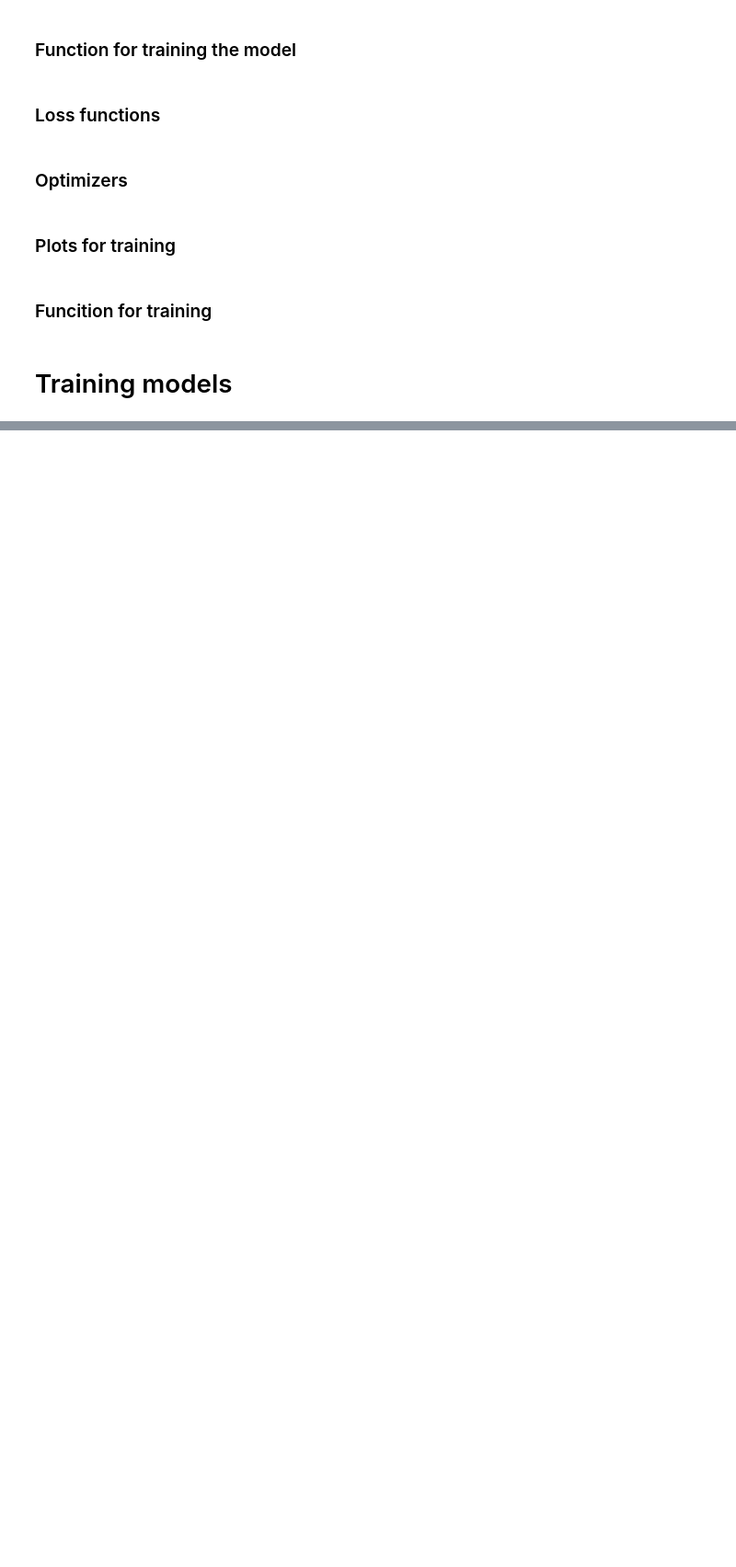
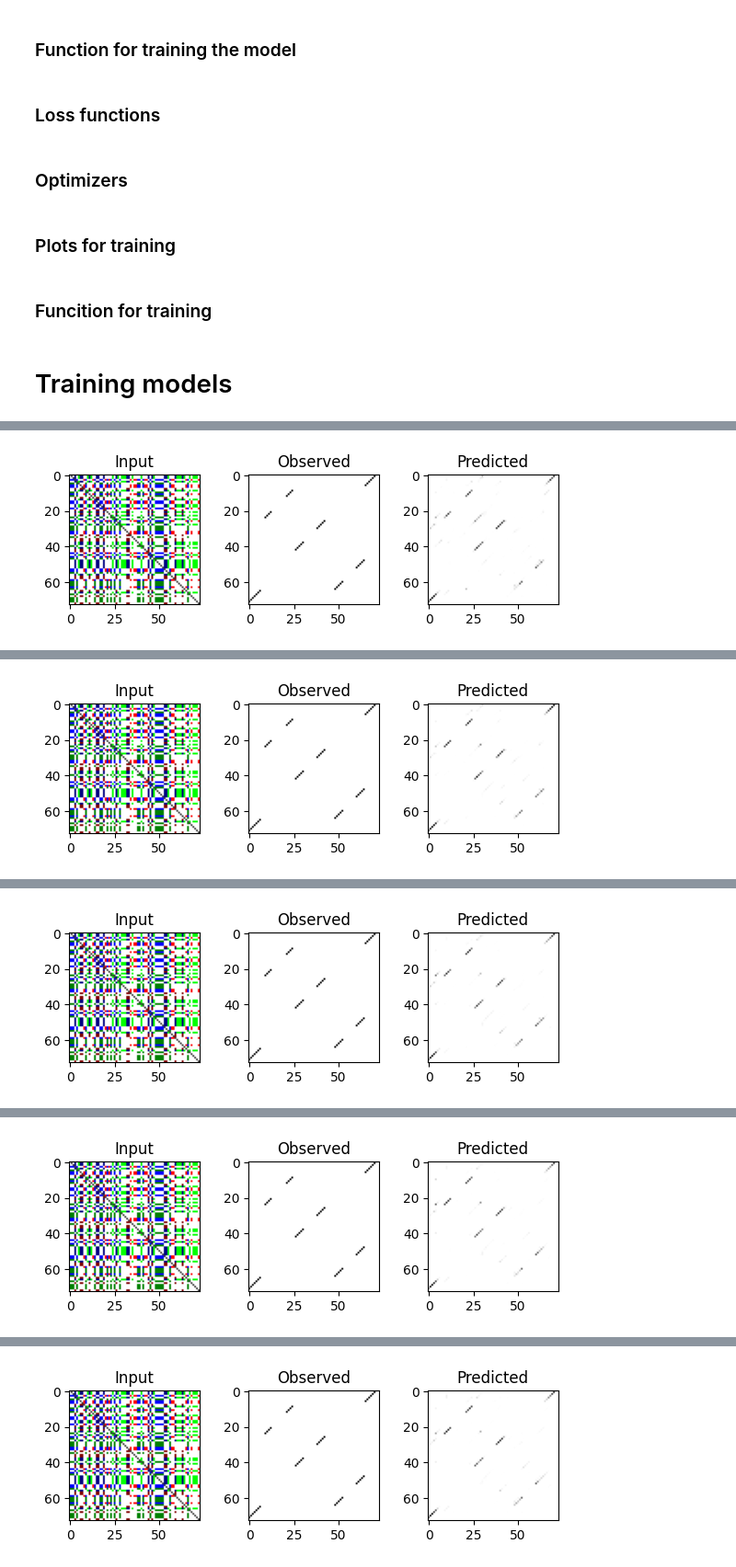
Before and after one commit to MEskerod/project_deeplearning_2023, a Jupyter notebook: deeplearning_project.ipynb, the cells around one changed output, grey strips where cells are left out. Shown at 92% size. Drawn from its saved outputs; the diff is of its cells as text; code cells hidden in the pictures; blank space fills up the shorter version.

```diff
--- a/deeplearning_project.ipynb
+++ b/deeplearning_project.ipynb
@@ -357,8 +356,0 @@ dataTransformer = transforms.Compose([
-# %%
-train_dataset = ImageToImageDataset(train_input_dir, train_output_dir, dataTransformer)
-validation_dataset = ImageToImageDataset(val_input_dir, val_output_dir, dataTransformer)
-
-batch_size = 1 #NOTE - Change?!
-
-train_loader = DataLoader(train_dataset, batch_size=batch_size, shuffle=True) #Do shuffle need to be true???
-val_loader = DataLoader(validation_dataset, batch_size=batch_size)
@@ -558 +571,16 @@ Epoch [5/5], Loss: 0.0087
 Training finished
+# %%
+#With output/predicted being 1xNxN instead of 4xNxN
+train_dataset = ImageToImageDataset(train_input_dir, train_output_dir, input_transform = dataTransformer, output_transform = grayscaleTransformer)
+validation_dataset = ImageToImageDataset(val_input_dir, val_output_dir, input_transform = dataTransformer, output_transform = grayscaleTransformer)
+
+%matplotlib inline
+
+num_input_channels = 8
+cae = RNASecondaryStructureCAE(num_input_channels).cuda()
+
+fit_model(cae, train_dataset, validation_dataset)
+
+print("Training finished")
+# %% [output]
+[figure, added]
@@ -558,0 +588 @@ Training finished
+[figure, added]
@@ -558,0 +590 @@ Training finished
+[figure, added]
@@ -558,0 +592 @@ Training finished
+[figure, added]
@@ -558,0 +594 @@ Training finished
+[figure, added]
```
Also changed, not shown: parts of 14 cells of this notebook.
